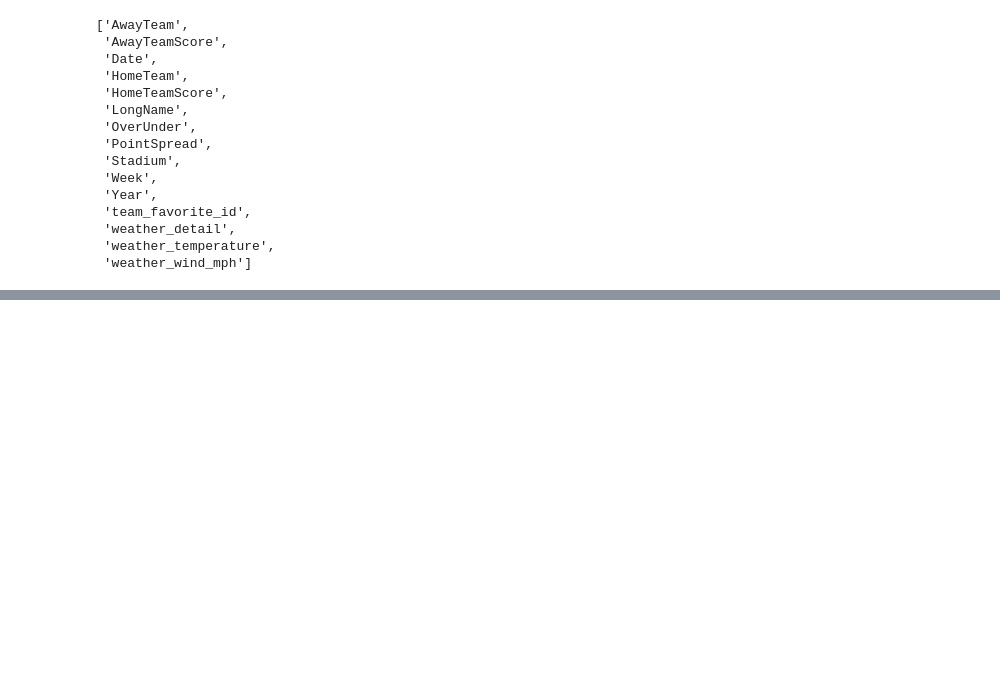
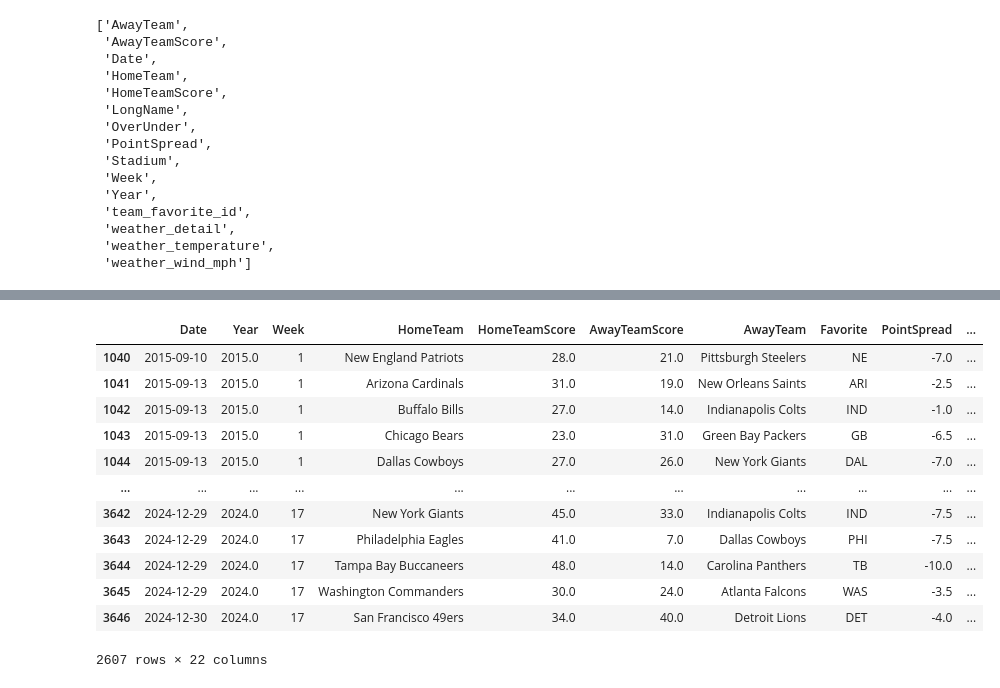
Before and after one commit to slimseidl/DataScience, a Jupyter notebook: FinalProject/Project.ipynb, the cells around one changed output, grey strips where cells are left out. Drawn from its saved outputs; the diff is of its cells as text; code cells hidden in the pictures; blank space fills up the shorter version.

Commit message:
cleaned and merged

```diff
--- a/FinalProject/Project.ipynb
+++ b/FinalProject/Project.ipynb
@@ -436,0 +637,9 @@ scores_bets.to_csv('score_checkpoint.csv', index=False)
+# %%
+merged["Date"] = pd.to_datetime(merged["Date"],format="mixed")
+# %%
+merged["Date"] = merged["Date"].dt.strftime("%Y-%m-%d")
+# %%
+cols_to_fill = ["Stadium", "Capacity", "Country", "Type", "City", "Surface"]
+
+for col in cols_to_fill:
+    merged[col] = merged.groupby("LongName")[col].transform(lambda x: x.fillna(method="ffill").fillna(method="bfill"))
@@ -436,0 +660,2 @@ scores_bets.to_csv('score_checkpoint.csv', index=False)
+# %%
+merged = merged[merged["Year"] >= 2015]
@@ -436,0 +689,16 @@ scores_bets.to_csv('score_checkpoint.csv', index=False)
+# %%
+merged.query("HomeTeamScore.notnull()")
+# %% [output]
+|  | Date | Year | Week | HomeTeam | HomeTeamScore | AwayTeamScore | AwayTeam | Favorite | PointSpread | ... |
+| 1040 | 2015-09-10 | 2015.0 | 1 | New England Patriots | 28.0 | 21.0 | Pittsburgh Steelers | NE | -7.0 | ... |
+| 1041 | 2015-09-13 | 2015.0 | 1 | Arizona Cardinals | 31.0 | 19.0 | New Orleans Saints | ARI | -2.5 | ... |
+| 1042 | 2015-09-13 | 2015.0 | 1 | Buffalo Bills | 27.0 | 14.0 | Indianapolis Colts | IND | -1.0 | ... |
+| 1043 | 2015-09-13 | 2015.0 | 1 | Chicago Bears | 23.0 | 31.0 | Green Bay Packers | GB | -6.5 | ... |
+| 1044 | 2015-09-13 | 2015.0 | 1 | Dallas Cowboys | 27.0 | 26.0 | New York Giants | DAL | -7.0 | ... |
+| ... | ... | ... | ... | ... | ... | ... | ... | ... | ... | ... |
+| 3642 | 2024-12-29 | 2024.0 | 17 | New York Giants | 45.0 | 33.0 | Indianapolis Colts | IND | -7.5 | ... |
+| 3643 | 2024-12-29 | 2024.0 | 17 | Philadelphia Eagles | 41.0 | 7.0 | Dallas Cowboys | PHI | -7.5 | ... |
+| 3644 | 2024-12-29 | 2024.0 | 17 | Tampa Bay Buccaneers | 48.0 | 14.0 | Carolina Panthers | TB | -10.0 | ... |
+| 3645 | 2024-12-29 | 2024.0 | 17 | Washington Commanders | 30.0 | 24.0 | Atlanta Falcons | WAS | -3.5 | ... |
+| 3646 | 2024-12-30 | 2024.0 | 17 | San Francisco 49ers | 34.0 | 40.0 | Detroit Lions | DET | -4.0 | ... |
+2607 rows × 22 columns
```
Also changed, not shown: parts of 29 cells of this notebook.
